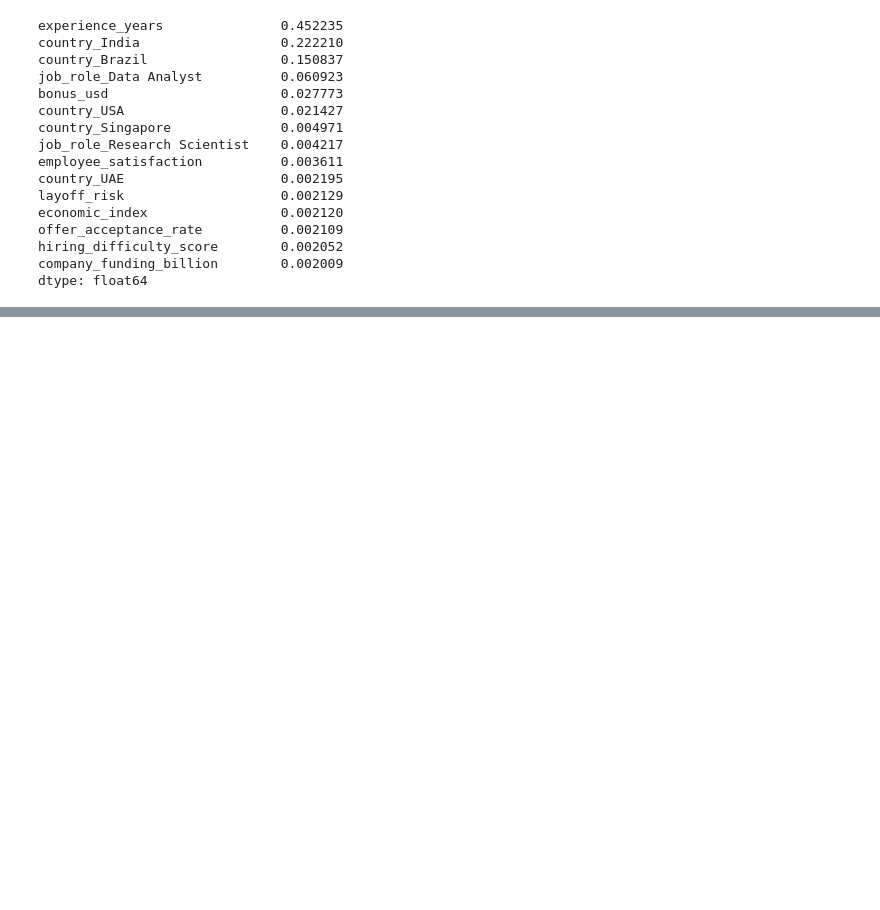
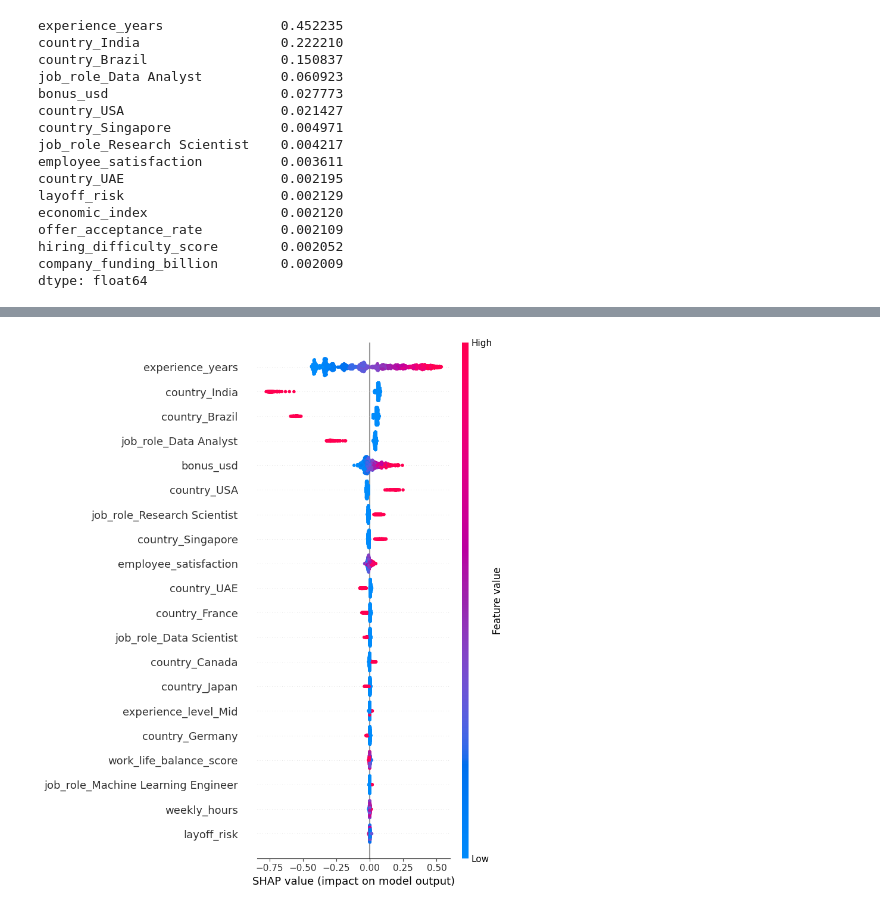
Before and after one commit to berfinsuakyurek/ai-salary-remote-analysis, a Jupyter notebook: notebooks/05_ml_modeling.ipynb, the cells around one changed output, grey strips where cells are left out. Drawn from its saved outputs; the diff is of its cells as text; code cells hidden in the pictures; blank space fills up the shorter version.

```diff
--- a/notebooks/05_ml_modeling.ipynb
+++ b/notebooks/05_ml_modeling.ipynb
@@ -189,2 +188,7 @@ shap.summary_plot(shap_values, X_test_sample)
 # %%
-shap.summary_plot(shap_values, X_test_sample, plot_type="bar")
+shap.summary_plot(shap_values, X_test_sample, show=False)
+plt.tight_layout()
+plt.savefig("../outputs/figures/shap_summary.png", dpi=300, bbox_inches="tight")
+plt.show()
+# %% [output]
+[figure, added]
```
Also changed, not shown: parts of 13 cells of this notebook.
